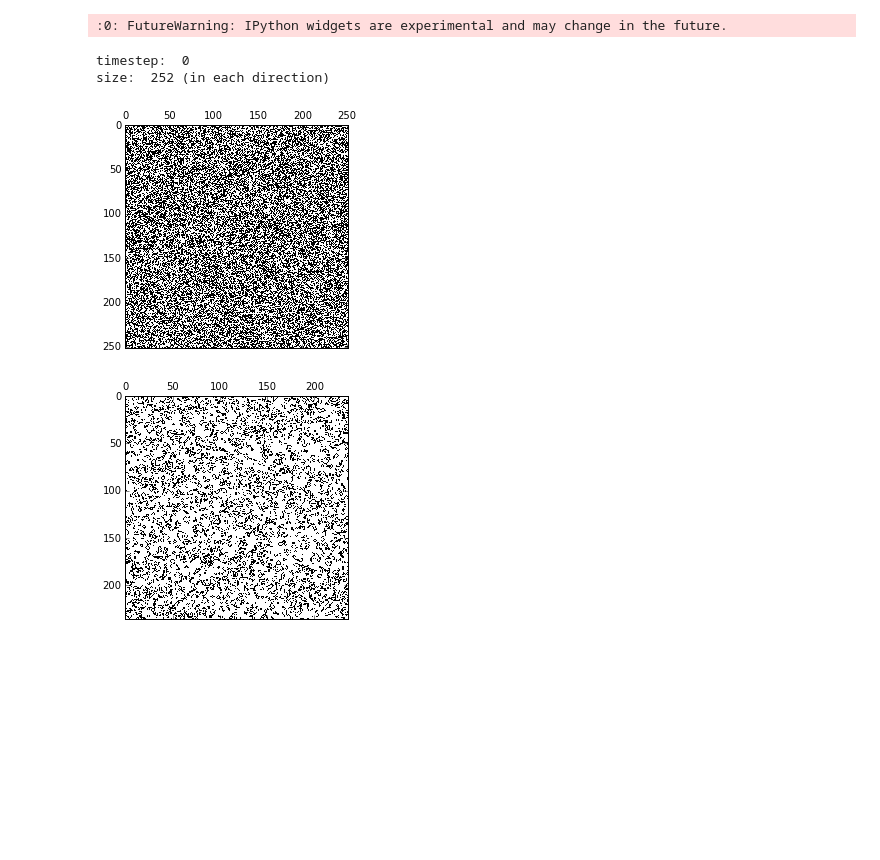
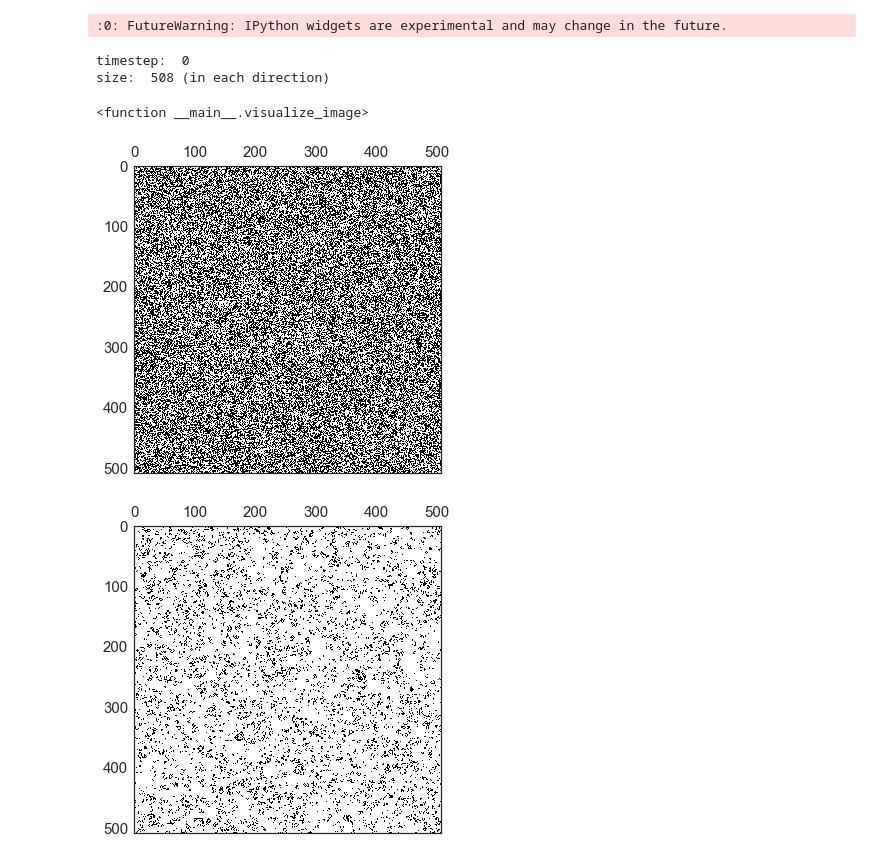
Before and after one commit to egentry/Game_of_Life, a Jupyter notebook: visualizing.ipynb, the cells around one changed output. Cells and saved outputs as stored; diff of their text form; code cells hidden in the pictures; blank space fills up the shorter version.

Commit message:
added writeup; made generally reproducible

```diff
--- a/visualizing.ipynb
+++ b/visualizing.ipynb
@@ -7,13 +7,19 @@ from matplotlib import pyplot as plt
 from matplotlib import animation
 import numpy as np
 
+import seaborn as sns
+sns.set(font_scale=1.5, style="white")
+
 import glob
 
 from __future__ import print_function
 # %% [output]
 :0: FutureWarning: IPython widgets are experimental and may change in the future.
 # %%
-filenames = glob.glob("data/step_*.dat")
+data_dir = "data/saved/"
+plot_dir = "writeup/plots/"
+
+filenames = glob.glob(data_dir + "step_*.dat")
 num_files = len(filenames)
 
 filename = filenames[0]
@@ -37,20 +43,21 @@ interact(visualize_image,
         step=(0,num_steps-1))
 # %% [output]
 timestep:  0
-size:  252 (in each direction)
+size:  508 (in each direction)
+<function __main__.visualize_image>
-[figure, old version]
+[figure, new version]
 # %%
 fig, ax = plt.subplots()
 img = ax.matshow(data[0,:,:], cmap="binary")
 
 def update_img(step):
     img.set_data(data[step,:,:])
     return img
 
 anim = animation.FuncAnimation(fig, update_img, frames=num_steps)
-anim.save("animation.mp4")
+anim.save(plot_dir + "animation.mp4")
 # %% [output]
-[figure, old version]
+[figure, new version]
 # %%
 living_frac = np.empty(num_files)
 for i in range(num_files):
```
Also changed, not shown: parts of 1 cell of this notebook, 19 other files.
